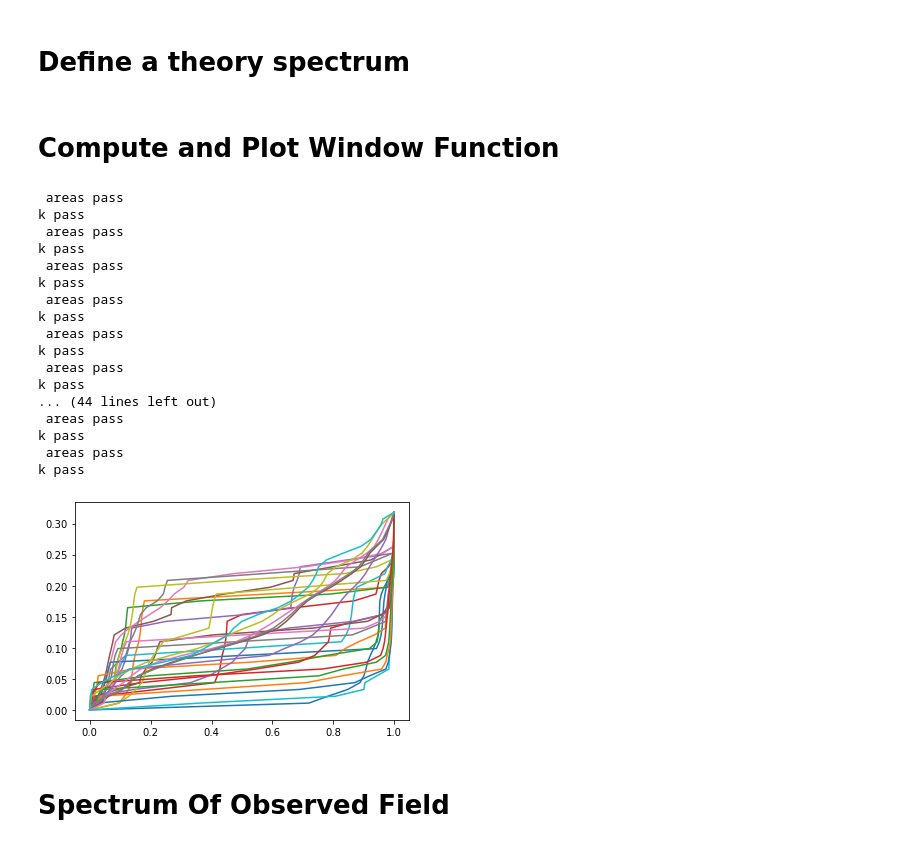
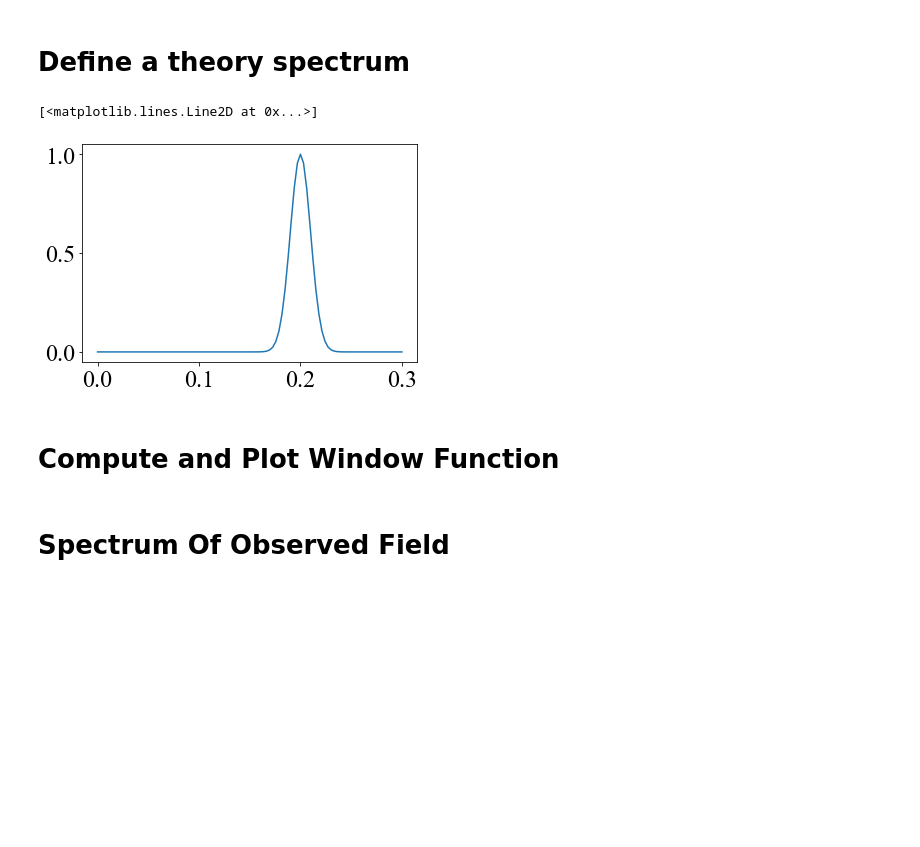
Before and after one commit to hannahfro/Hannah-Msc, a Jupyter notebook: HERA Hack/Testing Window Function.ipynb, the cells around one changed output. Saved outputs shown, nothing was run; the diff lists cells and outputs as text; code cells hidden in the pictures; blank space fills up the shorter version.

```diff
--- a/HERA Hack/Testing Window Function.ipynb
+++ b/HERA Hack/Testing Window Function.ipynb
@@ -47,31 +58,18 @@ window = Window_Function.Window_Function(obs.Mmat,obs.sky_shape[0],obs.sky_shape
 # Define a theory spectrum
 # %%
 def ps(x):
-    mu, sigma = 0.05,0.02
+    mu, sigma = 0.2,0.01
     return  np.exp( - (x - mu)**2 / (2 * sigma**2))
+
+
+x = np.linspace(0,0.3,100)
+
+plt.plot(x,ps(x))
+# %% [output]
+[<matplotlib.lines.Line2D at 0x...>]
+[figure, added]
 # %% [markdown]
 # Compute and Plot Window Function
-# %%
-kk,edges,pk = window.compute_pspec_estimate(ps)
-# %% [output]
- areas pass
-k pass
- areas pass
-k pass
- areas pass
-k pass
- areas pass
-k pass
- areas pass
-k pass
- areas pass
-k pass
-... (44 lines left out)
- areas pass
-k pass
- areas pass
-k pass
-[figure, removed]
 # %% [markdown]
 # Spectrum Of Observed Field
 # %%
```
Also changed, not shown: parts of 38 cells of this notebook, 9 other files.
